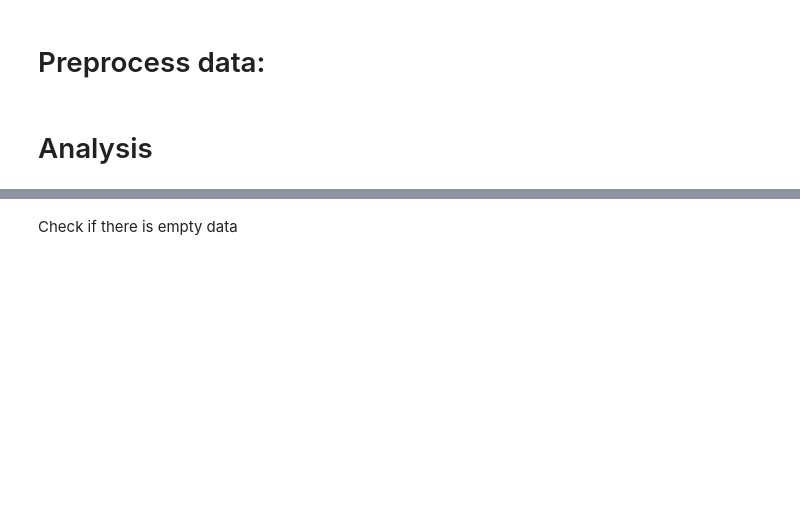
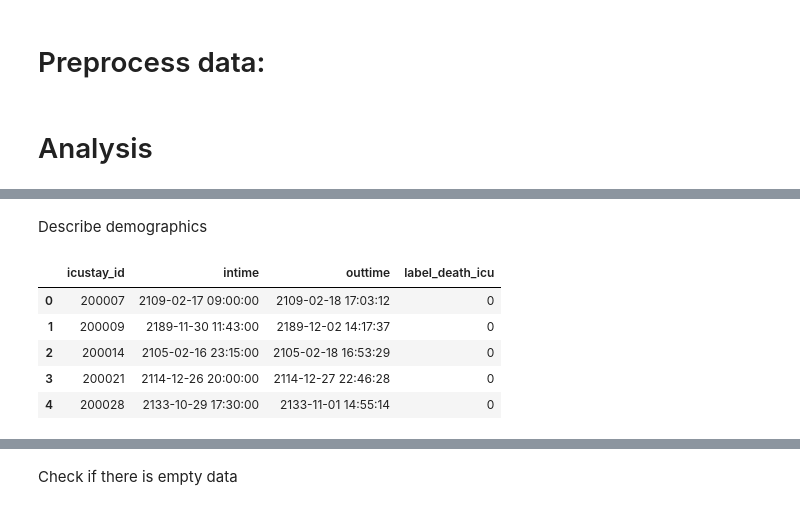
Before and after one commit to randlbem/Early_ICU_mortality_prediction_with_deep_FL, a Jupyter notebook: explotaratory_analysis.ipynb, the cells around one changed output, grey strips where cells are left out. Drawn from its saved outputs; the diff is of its cells as text; code cells hidden in the pictures; blank space fills up the shorter version.

```diff
--- a/explotaratory_analysis.ipynb
+++ b/explotaratory_analysis.ipynb
@@ -76,2 +114,13 @@ labs.describe()
+# %% [markdown]
+Describe demographics
+# %%
+demographics[['icustay_id','intime','outtime','label_death_icu']].head(5)
+# %% [output]
+|  | icustay_id | intime | outtime | label_death_icu |
+| 0 | 200007 | 2109-02-17 09:00:00 | 2109-02-18 17:03:12 | 0 |
+| 1 | 200009 | 2189-11-30 11:43:00 | 2189-12-02 14:17:37 | 0 |
+| 2 | 200014 | 2105-02-16 23:15:00 | 2105-02-18 16:53:29 | 0 |
+| 3 | 200021 | 2114-12-26 20:00:00 | 2114-12-27 22:46:28 | 0 |
+| 4 | 200028 | 2133-10-29 17:30:00 | 2133-11-01 14:55:14 | 0 |
 # %%
 demographics.describe()
```
Also changed, not shown: parts of 36 cells of this notebook, 1 other file.
